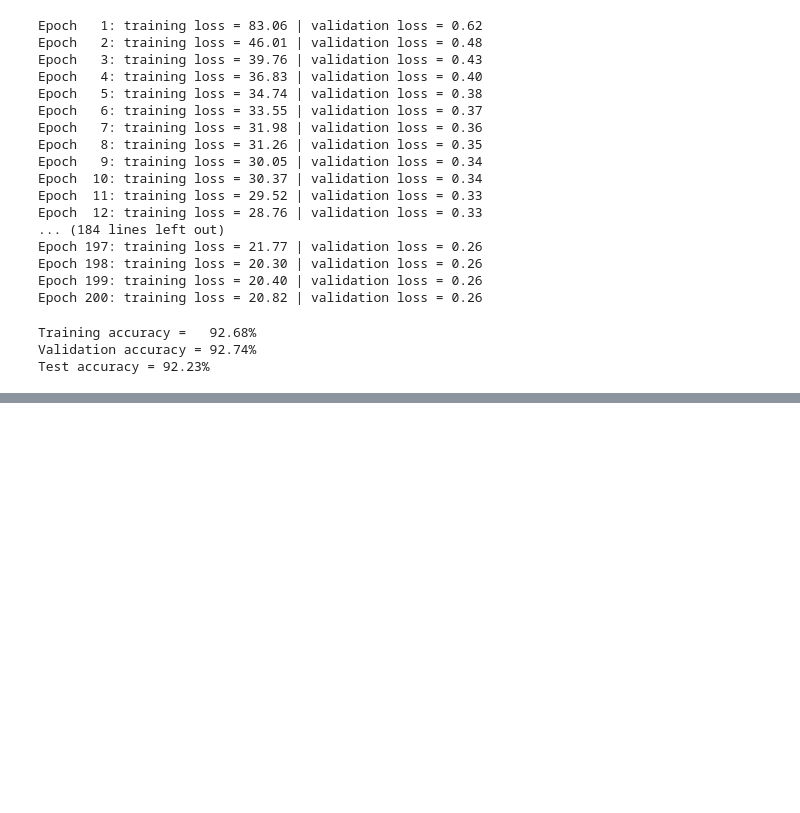
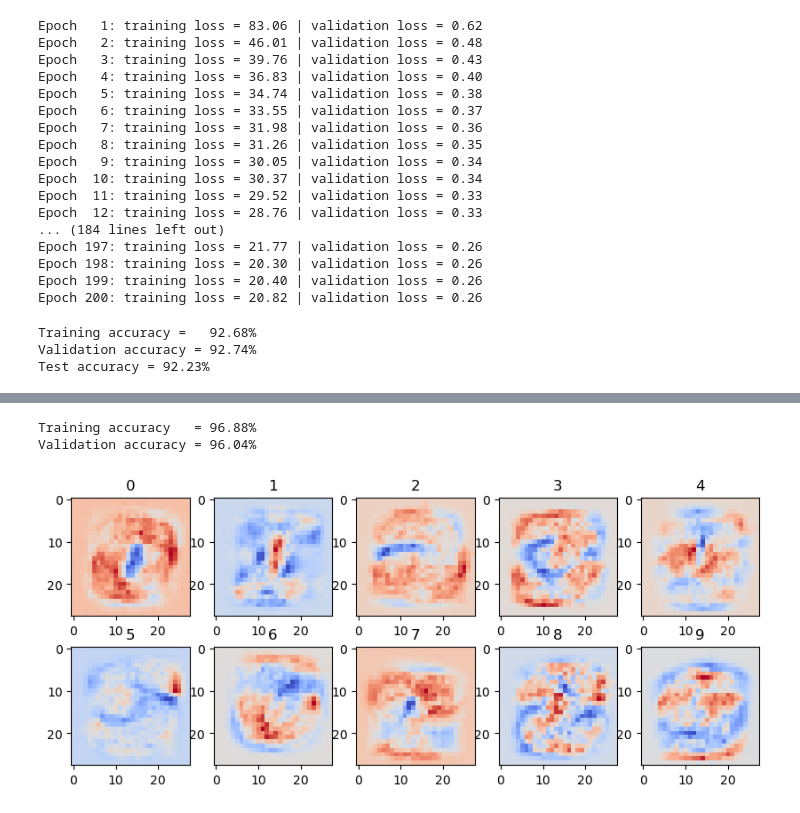
Before and after one commit to MORTAZAD66/ML_Practice, a Jupyter notebook: NN/NN-Demo.ipynb, the cells around one changed output, grey strips where cells are left out. Saved outputs shown, nothing was run; the diff lists cells and outputs as text; code cells hidden in the pictures; blank space fills up the shorter version.

```diff
--- a/NN/NN-Demo.ipynb
+++ b/NN/NN-Demo.ipynb
@@ -229,0 +390,21 @@ Test accuracy = 92.23%
+# %%
+train_acc = accuracy(mlp.predict(X_train), y_train)
+print("Training accuracy   = {:.2f}%".format(train_acc))
+
+test_acc = accuracy(mlp.predict(X_test), y_test)
+print("Validation accuracy = {:.2f}%".format(test_acc))
+# %% [output]
+Training accuracy   = 96.88%
+Validation accuracy = 96.04%
+# %%
+plt.figure(figsize=(10, 4))
+
+for i in range(10):
+    plt.subplot(2, 5, i+1)
+    plt.imshow(W[:, i].reshape((28, 28)), cmap=plt.cm.coolwarm)
+    #plt.xticks([])
+    #plt.yticks([])
+    plt.title("%d" % i)
+plt.show()
+# %% [output]
+[figure, added]
```
Also changed, not shown: parts of 10 cells of this notebook.
